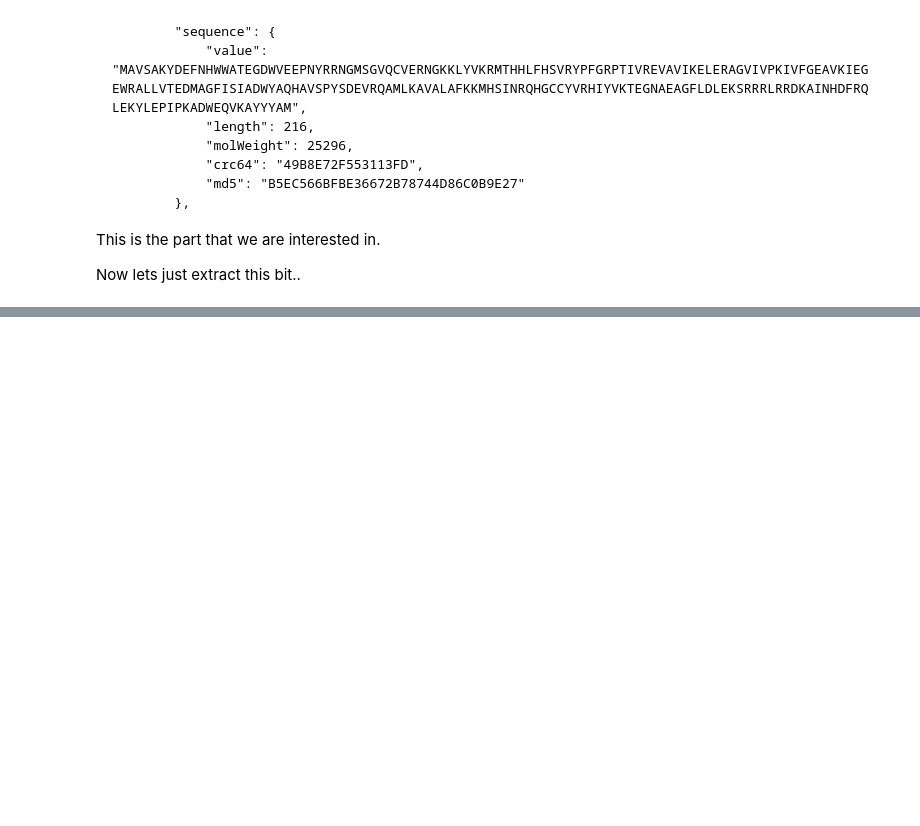
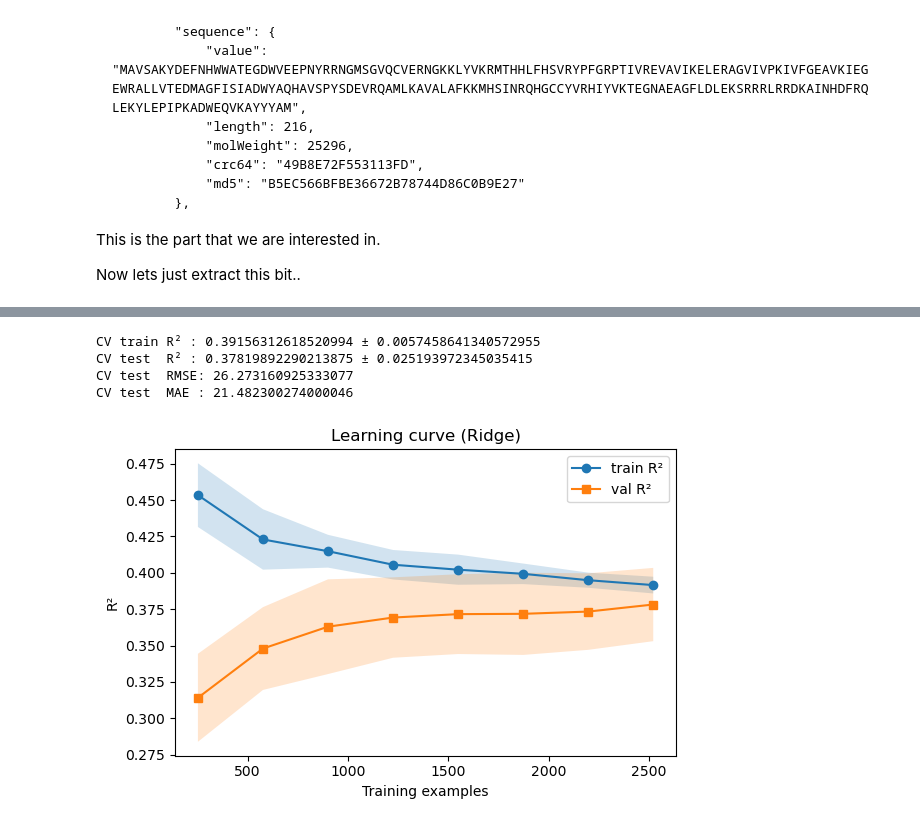
Before and after one commit to JHBH9e8at/My_First_ML_Model-Proteinsolubility_predictor, a Jupyter notebook: FinalReprot.ipynb, the cells around one changed output, grey strips where cells are left out. Drawn from its saved outputs; the diff is of its cells as text; code cells hidden in the pictures; blank space fills up the shorter version.

```diff
--- a/FinalReprot.ipynb
+++ b/FinalReprot.ipynb
@@ -13,5 +36,6 @@ import time
 # %%
-d1 =pd.read_csv("esol.csv")
+
+d1 = pd.read_csv(os.path.join(dataset_dir, "esol.csv"))
 print(d1.columns)
 # %% [output]
 Index(['JW_ID', 'ECK number', 'B number', 'Gene name K-12', 'Locus name K-12',
@@ -334,0 +504,9 @@ DatasetDict({
+# %%
+X_tr, X_te, y_tr, y_te = train_test_split(
+    X_features_clean, y_reg,
+    test_size=0.2,
+    random_state=42
+)
+
+print("Train:", X_tr.shape, y_tr.shape)
+print("Test :", X_te.shape, y_te.shape)
@@ -334,0 +552,65 @@ DatasetDict({
+# %%
+from sklearn.model_selection import KFold, cross_validate
+
+cv = KFold(n_splits=5, shuffle=True, random_state=42)
+
+sc = cross_validate(
+    rg_pipe,
+    X_features_clean,
+    y_reg,
+    cv=cv,
+    scoring={
+        "r2": "r2",
+        "rmse": "neg_root_mean_squared_error",
+        "mae": "neg_mean_absolute_error",
+    },
+    return_train_score=True
+)
+
+print("CV train R² :", sc["train_r2"].mean(), "±", sc["train_r2"].std())
+print("CV test  R² :", sc["test_r2"].mean(), "±", sc["test_r2"].std())
+
+print("CV test  RMSE:", -sc["test_rmse"].mean())
+print("CV test  MAE :", -sc["test_mae"].mean())
+# %% [output]
+CV train R² : 0.39156312618520994 ± 0.0057458641340572955
+CV test  R² : 0.37819892290213875 ± 0.025193972345035415
+CV test  RMSE: 26.273160925333077
+CV test  MAE : 21.482300274000046
+# %%
+from sklearn.model_selection import learning_curve
+import numpy as np
+import matplotlib.pyplot as plt
+
+train_sizes, train_scores, val_scores = learning_curve(
+    rg_pipe,
+    X_features_clean,
+    y_reg,
+    cv=cv,
+    scoring="r2",
+    train_sizes=np.linspace(0.1, 1.0, 8),
+    n_jobs=-1,
+    shuffle=True,
+    random_state=42
+)
+
+train_mean = train_scores.mean(axis=1)
+val_mean = val_scores.mean(axis=1)
+train_std = train_scores.std(axis=1)
+val_std = val_scores.std(axis=1)
+
+plt.figure(figsize=(6,4))
+plt.plot(train_sizes, train_mean, marker="o", label="train R²")
+plt.fill_between(train_sizes, train_mean-train_std, train_mean+train_std, alpha=0.2)
+
+plt.plot(train_sizes, val_mean, marker="s", label="val R²")
+plt.fill_between(train_sizes, val_mean-val_std, val_mean+val_std, alpha=0.2)
+
+plt.xlabel("Training examples")
+plt.ylabel("R²")
+plt.title("Learning curve (Ridge)")
+plt.legend()
+plt.tight_layout()
+plt.show()
+# %% [output]
+[figure, added]
```
Also changed, not shown: parts of 26 cells of this notebook, 11 other files.
